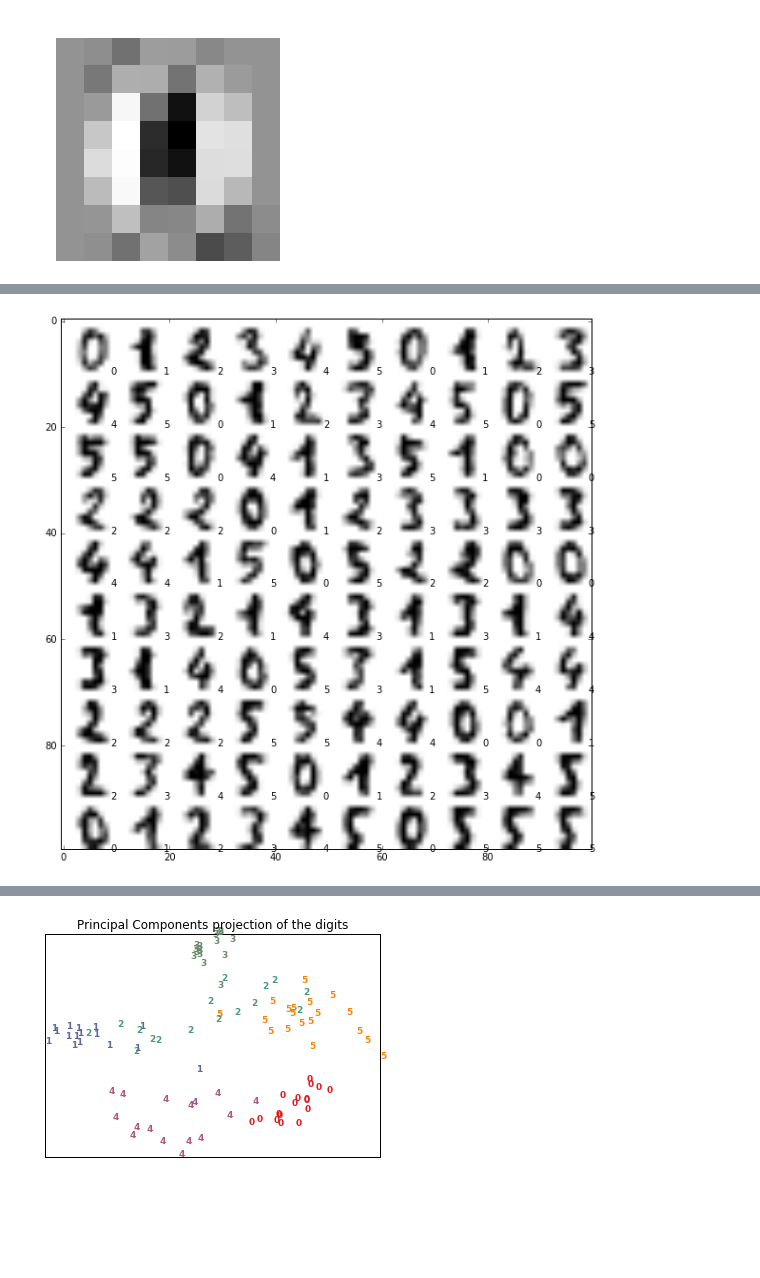
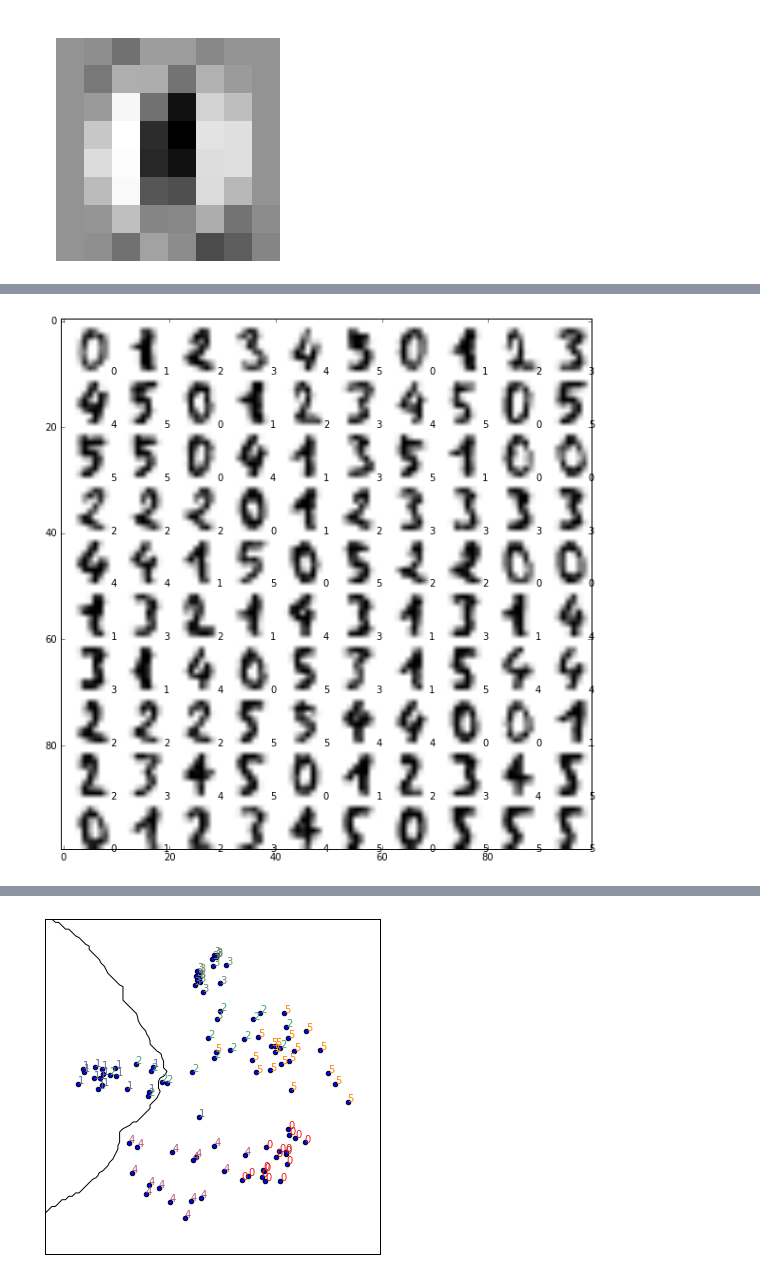
Before and after one commit to MrGreenRubato/notebooks, a Jupyter notebook: SciPy 2016 - Tutorial Part 5 - Unsupervised learning.ipynb, the cells around one changed output, grey strips where cells are left out. Cells and saved outputs as stored; diff of their text form; code cells hidden in the pictures; blank space fills up the shorter version.

Commit message:
DONE : knn on PCA + loop to find the best #of neighbors. plotting classification for the first target

```diff
--- a/SciPy 2016 - Tutorial Part 5 - Unsupervised learning.ipynb
+++ b/SciPy 2016 - Tutorial Part 5 - Unsupervised learning.ipynb
@@ -203,6 +203,7 @@ Computing PCA projection
 [figure]
 # %%
 digits = datasets.load_digits(n_class=6)
+
 print('digits data shape:', digits.data.shape)
 print('digits target shape:', digits.target.shape)
 n_digits = 100
@@ -215,17 +216,13 @@ n_samples, n_features = X.shape
 print('{} samples of {} features'.format(n_samples, n_features))
 
 print('raw data:', X)
-XT = np.array([])
-XT = X.reshape(n_digits, 8,8)
 
-# Try to reorder with a loop
-
+# Personnal reordering
 num_lines = 10
 num_cols = 10
 
 digit_size = 8 #width = height
 digit_padding = 2
-X_ = np.reshape(X, (n_digits,digit_size,digit_size))
 
 XN = np.zeros((num_lines*(digit_size+digit_padding), num_cols*(digit_size+digit_padding)))
 
@@ -233,55 +230,68 @@ fig = plt.figure(figsize=(10,10))
 ax = fig.add_subplot(111)
 
 for digit in range(n_digits):
+    plt.text(0.1*(digit%num_lines+1), 1-(0.1*(digit//num_lines+1)) ,y[digit], ha='center', va='center', transform=ax.transAxes)
     #plt.text(((digit//num_lines)*(digit_size+digit_padding)+line+digit_padding),i + (digit%num_lines)*(digit_size+digit_padding)+digit_padding,'matplotlib', ha='center', va='center', transform=ax.transAxes)
     #plt.text(1,2,'matplotlib', ha='center', va='center', transform=ax.transAxes)
     for line in range(digit_size):
         for i in range(digit_size):
             XN[((digit//num_lines)*(digit_size+digit_padding)+line+digit_padding)][i + (digit%num_lines)*(digit_size+digit_padding)+digit_padding] = X_[digit][line][i]
 
+
+# small standardization (not really usefull in this case)
+xn_min, xn_max = np.min(XN), np.max(XN)
+XN = (XN - xn_min) / (xn_max - xn_min)
 plt.imshow(XN, cmap=plt.cm.binary)
 
-for digit in range(n_digits):
-    print(y[digit])
-    plt.text(0.1*(digit%num_lines+1), 1-(0.1*(digit//num_lines+1)) ,y[digit], ha='center', va='center', transform=ax.transAxes)
-plt.show()
-
+#PCA
 pca = decomposition.PCA(n_components=2).fit(X)
 pca.get_params()
 
 X_pca = pca.transform(X)
 
-def plot_embedding(X, title=None):
-    x_min, x_max = np.min(X, 0), np.max(X, 0)
-    X = (X - x_min) / (x_max - x_min)
+plt.figure(figsize=(6,6))
+plt.subplot(111)
+plt.scatter(X_pca[:, 0], X_pca[:,1])
+for i in range (X_pca.shape[0]):
+    plt.text(X_pca[i, 0], X_pca[i, 1], str(digits.target[i]), color=plt.cm.Set1(y[i]/10.))
 
-    plt.figure()
-    ax = plt.subplot(111)
-    for i in range(X.shape[0]):
-        plt.text(X[i, 0], X[i, 1], str(digits.target[i]),
-            color=plt.cm.Set1(y[i] / 10.),
-            fontdict={'weight': 'bold', 'size': 9})
 
-    if hasattr(offsetbox, 'AnnotationBbox'):
-        # only print thumbnails with matplotlib > 1.0
-        shown_images = np.array([[1., 1.]])  # just something big
-        for i in range(X.shape[0]):
-            dist = np.sum((X[i] - shown_images) ** 2, 1)
-            if np.min(dist) < 1e5:
-                # don't show points that are too close
-                # set a high threshold to basically turn this off
-                continue
-            shown_images = np.r_[shown_images, [X[i]]]
-            imagebox = offsetbox.AnnotationBbox(
-                offsetbox.OffsetImage(digits.images[i], cmap=plt.cm.gray_r),
-                X[i])
-            ax.add_artist(imagebox)
-    plt.xticks([]), plt.yticks([])
-    if title is not None:
-        plt.title(title)
 
-plot_embedding(X_pca, "Principal Components projection of the digits")
-plt.figure()
+#Classify from PCA decomposition
+bestScore = 0
+bestNeighbors = 0
+from sklearn.neighbors import KNeighborsClassifier
+
+for i in range(1,25):
+    knc = KNeighborsClassifier(n_neighbors=i)
+
+    knc.fit(X_pca, y)
+
+    #print(knc)
+    #use a test set different from the train set (next n_digits in the dataset are perfect for this)
+    X_test = digits.data[n_digits:-n_digits]
+    y_test = digits.target[n_digits:-n_digits]
+
+    X_pca_test = pca.transform(X_test)
+    y_predict = knc.predict(X_pca_test)
+    #print('prediction: ', y_predict)
+    #print('actual val: ', y_test)
+    print('******** Results for #neighbors =',i)
+    print('accuracy = ', np.sum((y_predict==y_test)/len(y_predict) * 100))
+    print('accuracy via mean: ', np.mean(y_predict == y_test))
+
+    score = knc.score(X_pca_test, y_test)
+    print('Score classifier on test set: ', score)
+    print('Score classifier on training set: ', knc.score(X_pca, y))
+    if score > bestScore:
+        bestScore = score
+        bestNeighbors = i
+
+
+print('\n\n*** Best score of {} with {} neighbors'.format(bestScore, bestNeighbors))
+
+from figures import plot_2d_separator
+plot_2d_separator(knc, X_pca)
 # %% [output]
 digits data shape: (1083, 64)
 digits target shape: (1083,)
@@ -305 +314 @@ raw data: [[  0.   0.   5. ...,   0.   0.   0.]
-[figure, old version]
+[figure, new version]
```
Also changed, not shown: parts of 1 cell of this notebook, 1 other file.
